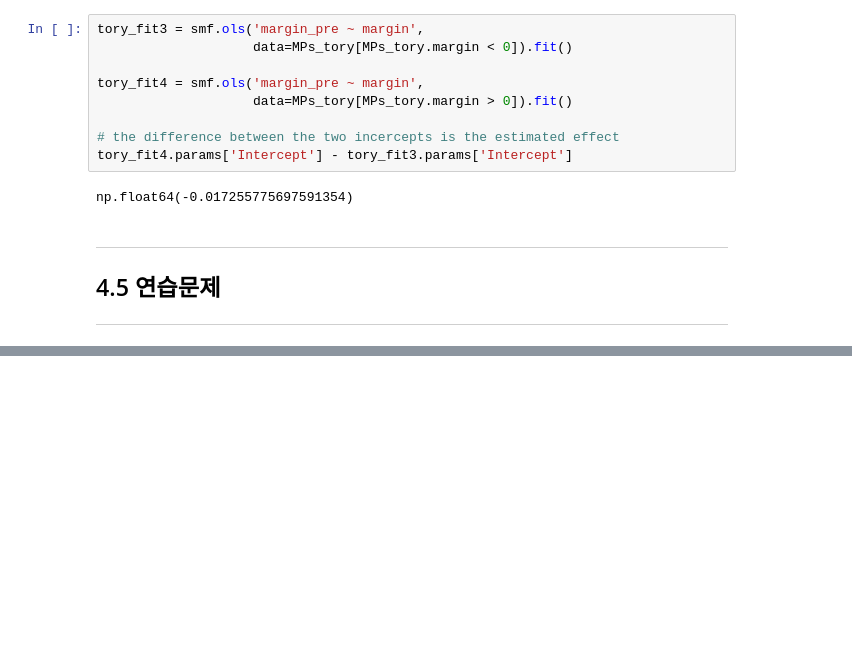
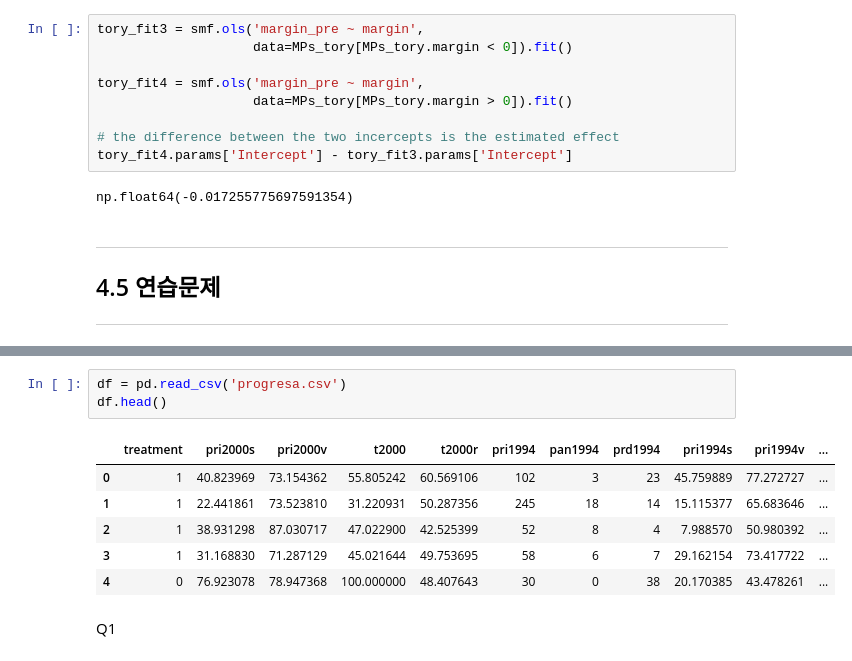
Before and after one commit to lee-data-socio/studies, a Jupyter notebook: qss/ch04_PREDICTION.ipynb, the cells around one changed output, grey strips where cells are left out. Drawn from its saved outputs; the diff is of its cells as text; blank space fills up the shorter version.

```diff
--- a/qss/ch04_PREDICTION.ipynb
+++ b/qss/ch04_PREDICTION.ipynb
@@ -1107,0 +1119,12 @@ np.float64(-0.017255775697591354)
+# %%
+df = pd.read_csv('progresa.csv')
+df.head()
+# %% [output]
+|  | treatment | pri2000s | pri2000v | t2000 | t2000r | pri1994 | pan1994 | prd1994 | pri1994s | pri1994v | ... |
+| 0 | 1 | 40.823969 | 73.154362 | 55.805242 | 60.569106 | 102 | 3 | 23 | 45.759889 | 77.272727 | ... |
+| 1 | 1 | 22.441861 | 73.523810 | 31.220931 | 50.287356 | 245 | 18 | 14 | 15.115377 | 65.683646 | ... |
+| 2 | 1 | 38.931298 | 87.030717 | 47.022900 | 42.525399 | 52 | 8 | 4 | 7.988570 | 50.980392 | ... |
+| 3 | 1 | 31.168830 | 71.287129 | 45.021644 | 49.753695 | 58 | 6 | 7 | 29.162154 | 73.417722 | ... |
+| 4 | 0 | 76.923078 | 78.947368 | 100.000000 | 48.407643 | 30 | 0 | 38 | 20.170385 | 43.478261 | ... |
+# %% [markdown]
+Q1
```
Also changed, not shown: parts of 34 cells of this notebook, 2 other files.
